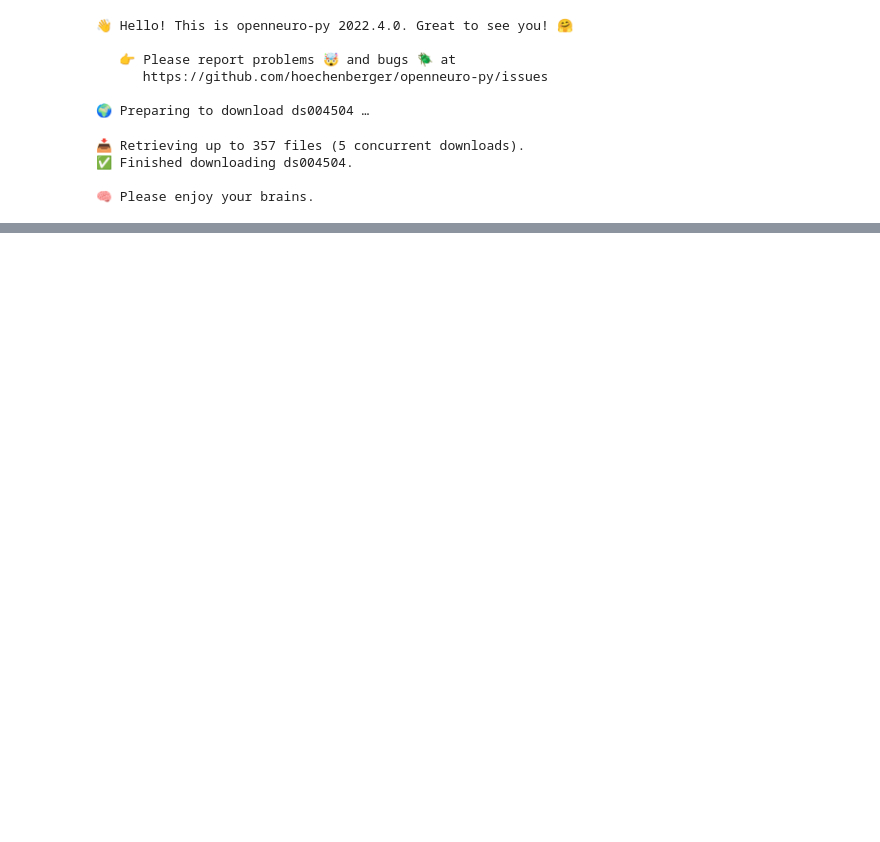
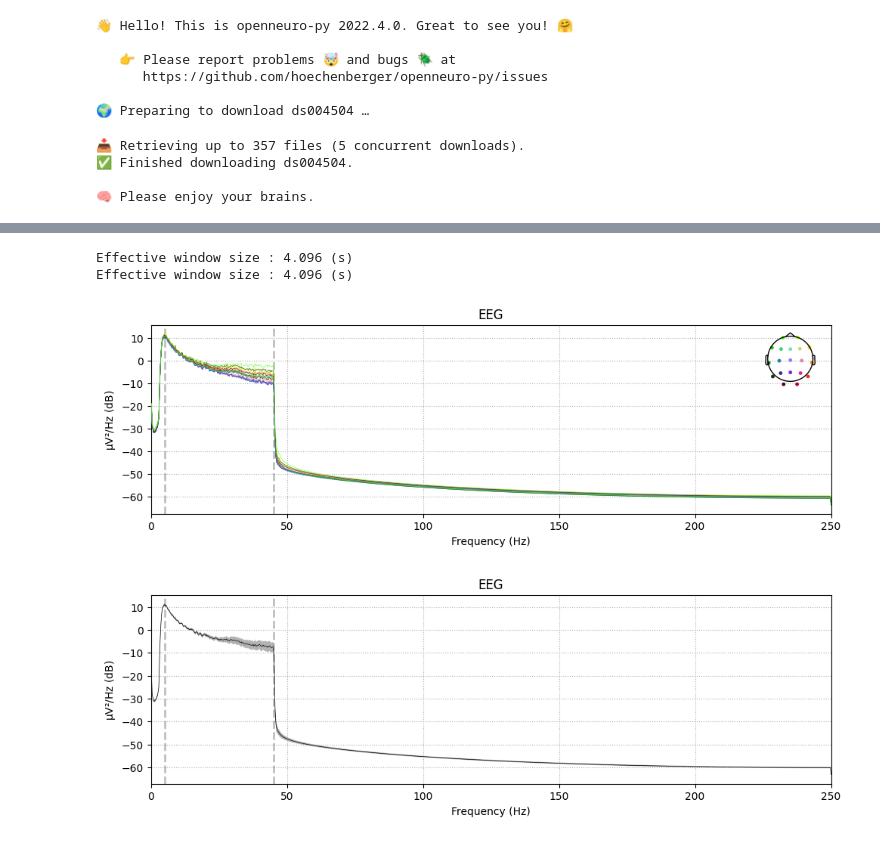
Before and after one commit to sobieddch90/mcd_udg_tfm-egg_analysis, a Jupyter notebook: Alzheimer_Open_Neuro_EEG_Analysis.ipynb, the cells around one changed output, grey strips where cells are left out. Saved outputs shown, nothing was run; the diff lists cells and outputs as text; code cells hidden in the pictures; blank space fills up the shorter version.

```diff
--- a/Alzheimer_Open_Neuro_EEG_Analysis.ipynb
+++ b/Alzheimer_Open_Neuro_EEG_Analysis.ipynb
@@ -329,0 +241,9 @@ plt.plot(der_sub_001.copy().filter(8,30, verbose=False).get_data()[10])
+# %%
+raw_filtered = raw.copy().filter(5,45, verbose=False);
+raw_filtered.compute_psd().plot(picks='data', exclude='bads');
+raw_filtered.compute_psd().plot(picks='data', exclude='bads',average=True);
+# %% [output]
+Effective window size : 4.096 (s)
+Effective window size : 4.096 (s)
+[figure, added]
+[figure, added]
```
Also changed, not shown: parts of 61 cells of this notebook.
